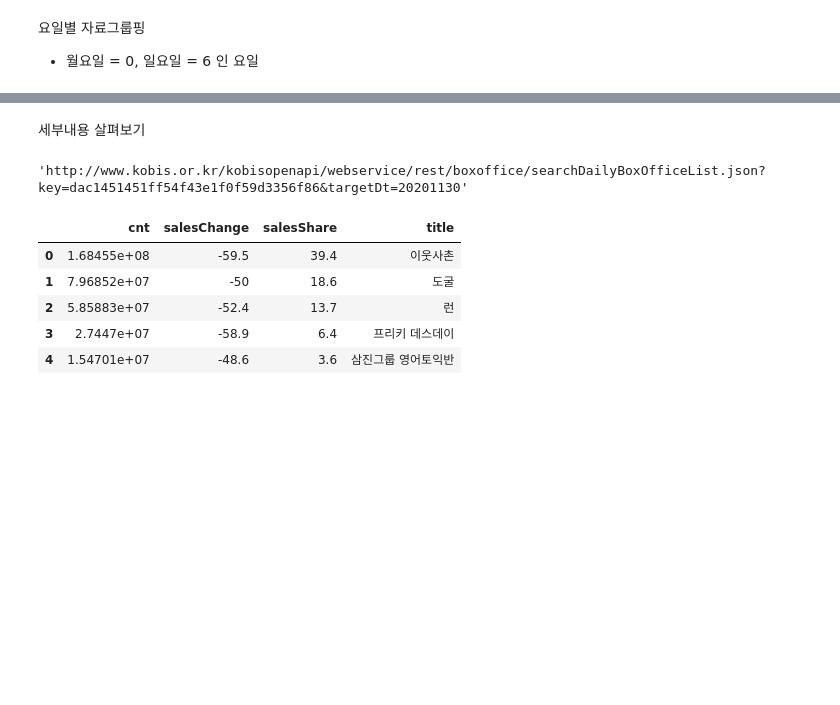
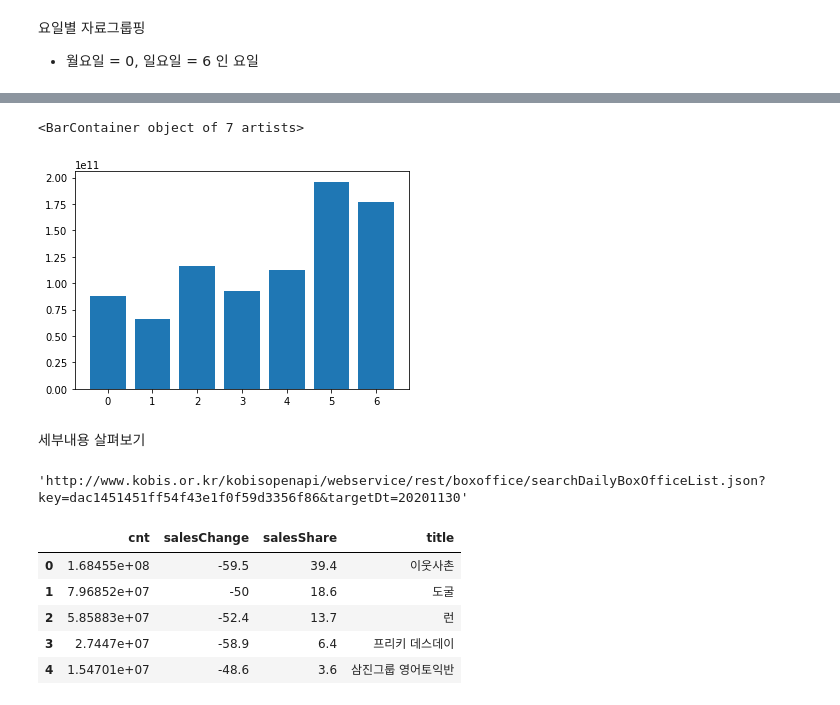
Before and after one commit to iceman67/-Python, a Jupyter notebook: kobis_boxoffices_2022.ipynb, the cells around one changed output, grey strips where cells are left out. Cells and saved outputs as stored; diff of their text form; code cells hidden in the pictures; blank space fills up the shorter version.

```diff
--- a/kobis_boxoffices_2022.ipynb
+++ b/kobis_boxoffices_2022.ipynb
@@ -146,6 +225,14 @@ grouped
 | 4 | 4 | 112864138640 | 2020.2 |
 | 5 | 5 | 196050753346 | 1946.3 |
 | 6 | 6 | 176683341700 | 1946.3 |
+# %%
+import matplotlib.pyplot as plt
+
+
+plt.bar(grouped['weekday'], grouped['cnt'])
+# %% [output]
+<BarContainer object of 7 artists>
+[figure, added]
 # %% [markdown]
 세부내용 살펴보기
 # %%
```
Also changed, not shown: parts of 13 cells of this notebook.
